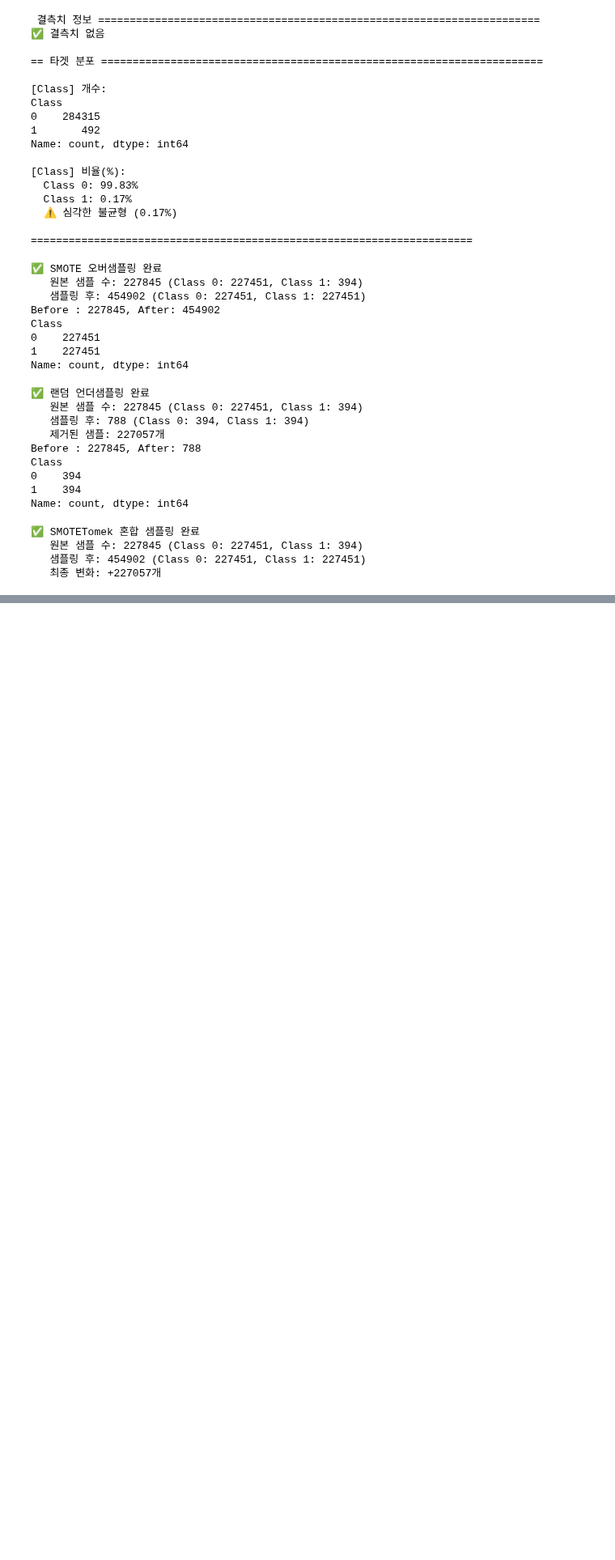
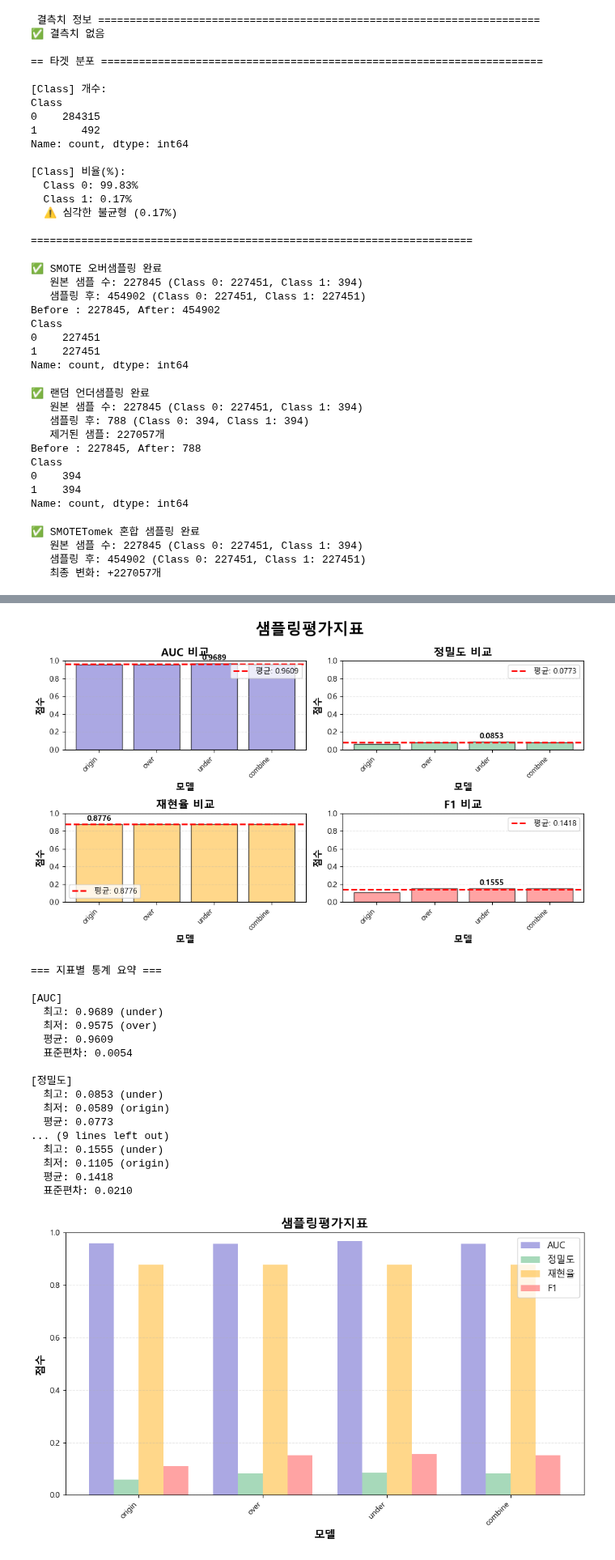
Before and after one commit to jaemin1020/big20-ML-project2-team3, a Jupyter notebook: CreditCardFraud/src/lsj_0_lr_notscaled_Timedrop_logistic.ipynb, the cells around one changed output, grey strips where cells are left out. Shown at 81% size. Cells and saved outputs as stored; diff of their text form; code cells hidden in the pictures; blank space fills up the shorter version.

```diff
--- a/CreditCardFraud/src/lsj_0_lr_notscaled_Timedrop_logistic.ipynb
+++ b/CreditCardFraud/src/lsj_0_lr_notscaled_Timedrop_logistic.ipynb
@@ -182 +182,23 @@ mo.plot_sampling_metrics(results_dict,title='샘플링 평가 지표 비표')
 [figure]
+# %%
+mo.model_metrics_graph(results_dict, title='샘플링평가지표',figsize=(10,6))
+# %% [output]
+[figure, added]
+=== 지표별 통계 요약 ===
+
+[AUC]
+  최고: 0.9689 (under)
+  최저: 0.9575 (over)
+  평균: 0.9609
+  표준편차: 0.0054
+
+[정밀도]
+  최고: 0.0853 (under)
+  최저: 0.0589 (origin)
+  평균: 0.0773
+... (9 lines left out)
+  최고: 0.1555 (under)
+  최저: 0.1105 (origin)
+  평균: 0.1418
+  표준편차: 0.0210
+[figure, added]
```
Also changed, not shown: parts of 6 cells of this notebook, 3 other files.
